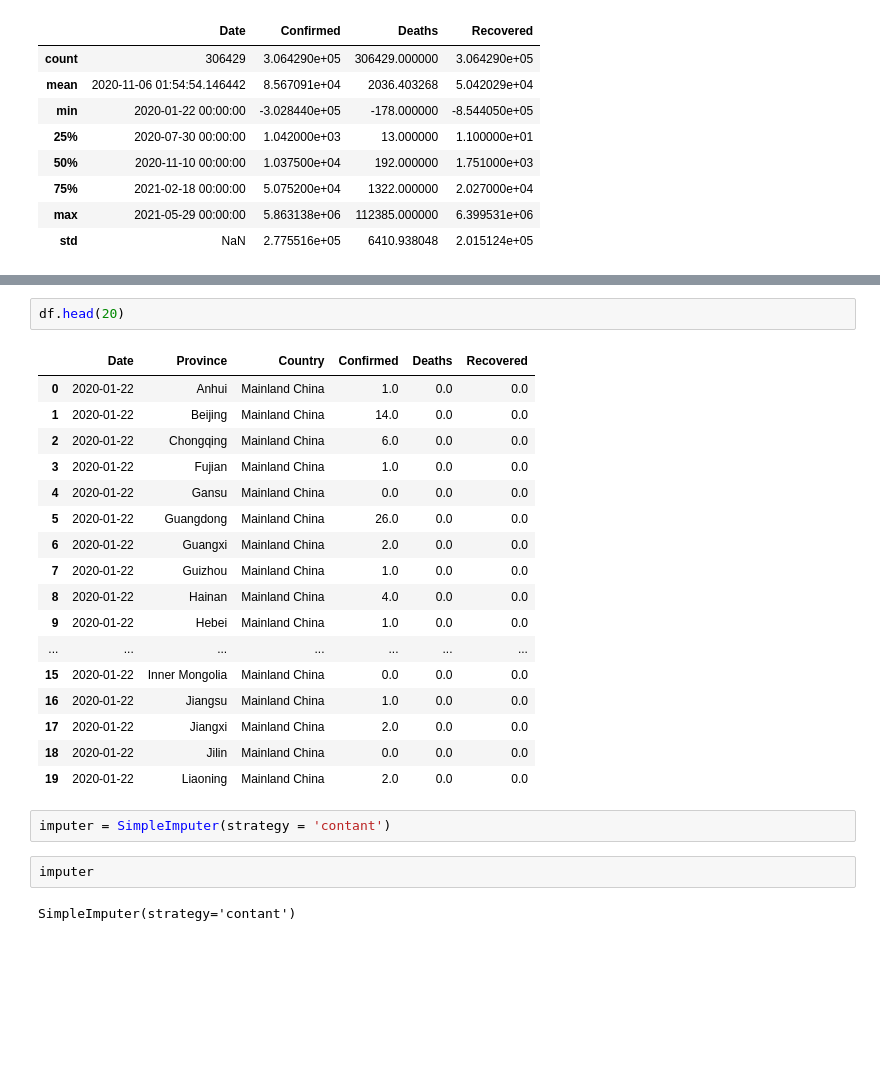
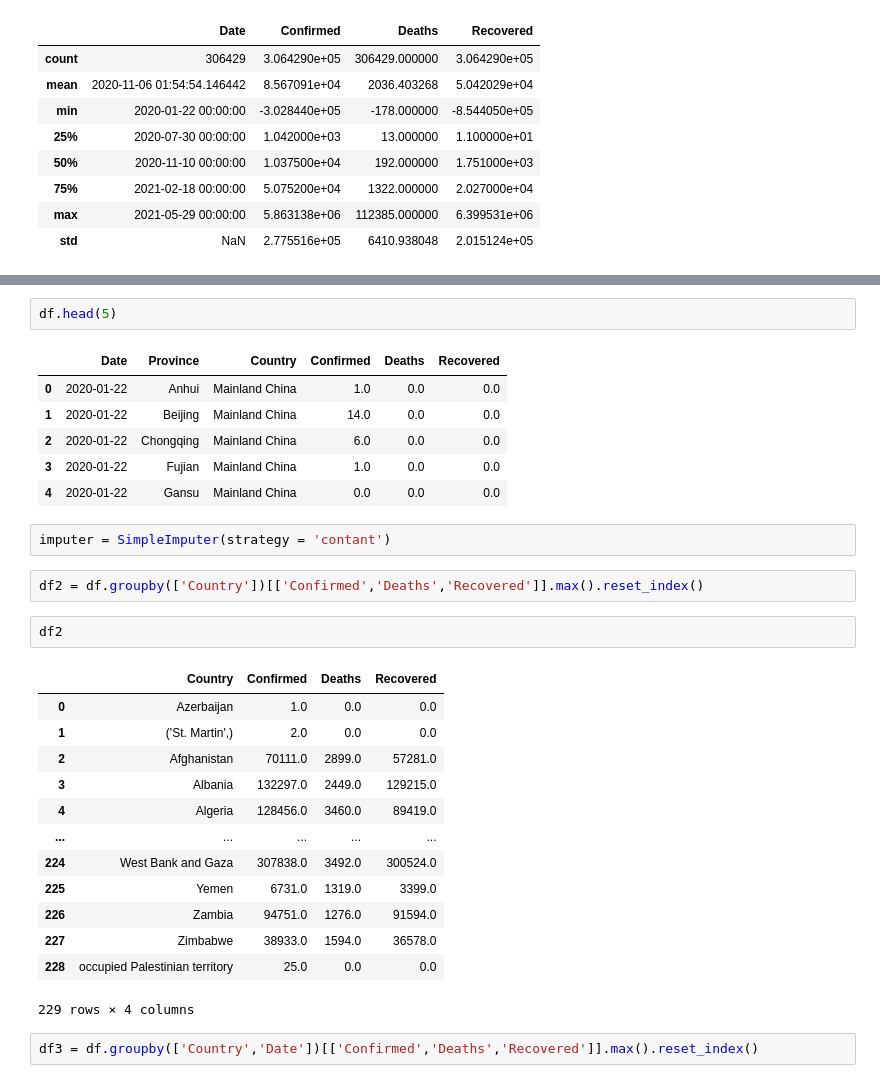
Before and after one commit to Keenan-Roe/Python-practice, a Jupyter notebook: Pandas/Learning Pandas.ipynb, the cells around one changed output, grey strips where cells are left out. Saved outputs shown, nothing was run; the diff lists cells and outputs as text; blank space fills up the shorter version.

```diff
--- a/Pandas/Learning Pandas.ipynb
+++ b/Pandas/Learning Pandas.ipynb
@@ -292,5 +278,5 @@ df.fillna('NA')
 # %%
-df.head(20)
+df.head(5)
 # %% [output]
 |  | Date | Province | Country | Confirmed | Deaths | Recovered |
 | 0 | 2020-01-22 | Anhui | Mainland China | 1.0 | 0.0 | 0.0 |
@@ -298,20 +284,25 @@ df.head(20)
 | 2 | 2020-01-22 | Chongqing | Mainland China | 6.0 | 0.0 | 0.0 |
 | 3 | 2020-01-22 | Fujian | Mainland China | 1.0 | 0.0 | 0.0 |
 | 4 | 2020-01-22 | Gansu | Mainland China | 0.0 | 0.0 | 0.0 |
-| 5 | 2020-01-22 | Guangdong | Mainland China | 26.0 | 0.0 | 0.0 |
-| 6 | 2020-01-22 | Guangxi | Mainland China | 2.0 | 0.0 | 0.0 |
-| 7 | 2020-01-22 | Guizhou | Mainland China | 1.0 | 0.0 | 0.0 |
-| 8 | 2020-01-22 | Hainan | Mainland China | 4.0 | 0.0 | 0.0 |
-| 9 | 2020-01-22 | Hebei | Mainland China | 1.0 | 0.0 | 0.0 |
-| ... | ... | ... | ... | ... | ... | ... |
-| 15 | 2020-01-22 | Inner Mongolia | Mainland China | 0.0 | 0.0 | 0.0 |
-| 16 | 2020-01-22 | Jiangsu | Mainland China | 1.0 | 0.0 | 0.0 |
-| 17 | 2020-01-22 | Jiangxi | Mainland China | 2.0 | 0.0 | 0.0 |
-| 18 | 2020-01-22 | Jilin | Mainland China | 0.0 | 0.0 | 0.0 |
-| 19 | 2020-01-22 | Liaoning | Mainland China | 2.0 | 0.0 | 0.0 |
 # %%
 imputer = SimpleImputer(strategy = 'contant')
-# %%
-imputer
-# %% [output]
-SimpleImputer(strategy='contant')
+# %%
+df2 = df.groupby(['Country'])[['Confirmed','Deaths','Recovered']].max().reset_index()
+# %%
+df2
+# %% [output]
+|  | Country | Confirmed | Deaths | Recovered |
+| 0 | Azerbaijan | 1.0 | 0.0 | 0.0 |
+| 1 | ('St. Martin',) | 2.0 | 0.0 | 0.0 |
+| 2 | Afghanistan | 70111.0 | 2899.0 | 57281.0 |
+| 3 | Albania | 132297.0 | 2449.0 | 129215.0 |
+| 4 | Algeria | 128456.0 | 3460.0 | 89419.0 |
+| ... | ... | ... | ... | ... |
+| 224 | West Bank and Gaza | 307838.0 | 3492.0 | 300524.0 |
+| 225 | Yemen | 6731.0 | 1319.0 | 3399.0 |
+| 226 | Zambia | 94751.0 | 1276.0 | 91594.0 |
+| 227 | Zimbabwe | 38933.0 | 1594.0 | 36578.0 |
+| 228 | occupied Palestinian territory | 25.0 | 0.0 | 0.0 |
+229 rows × 4 columns
+# %%
+df3 = df.groupby(['Country','Date'])[['Confirmed','Deaths','Recovered']].max().reset_index()
```
Also changed, not shown: parts of 5 cells of this notebook, 1 other file.
